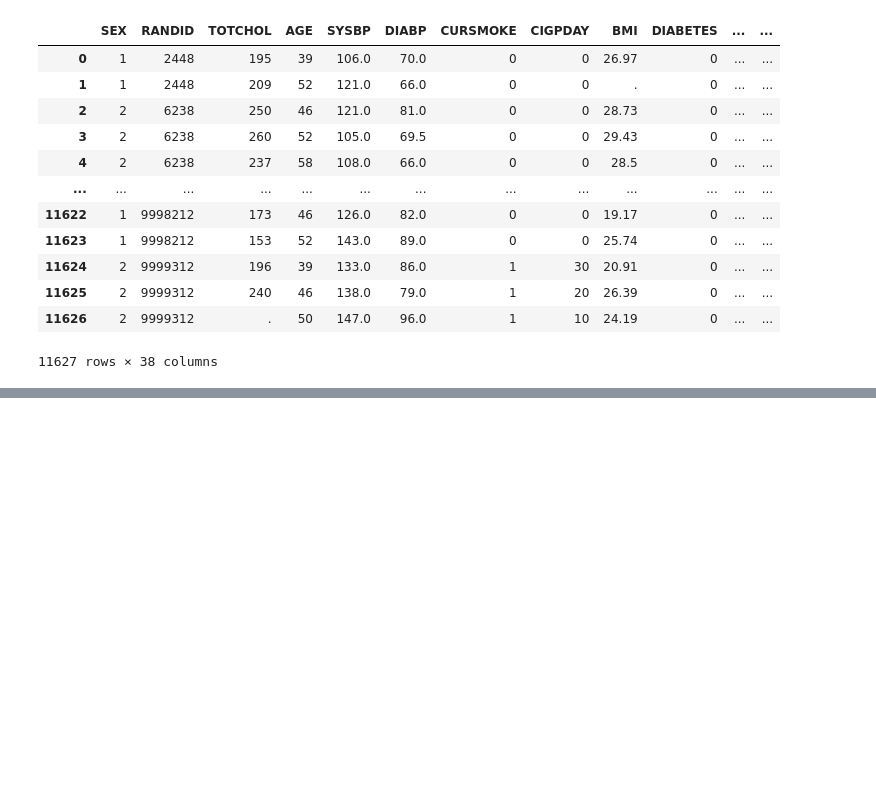
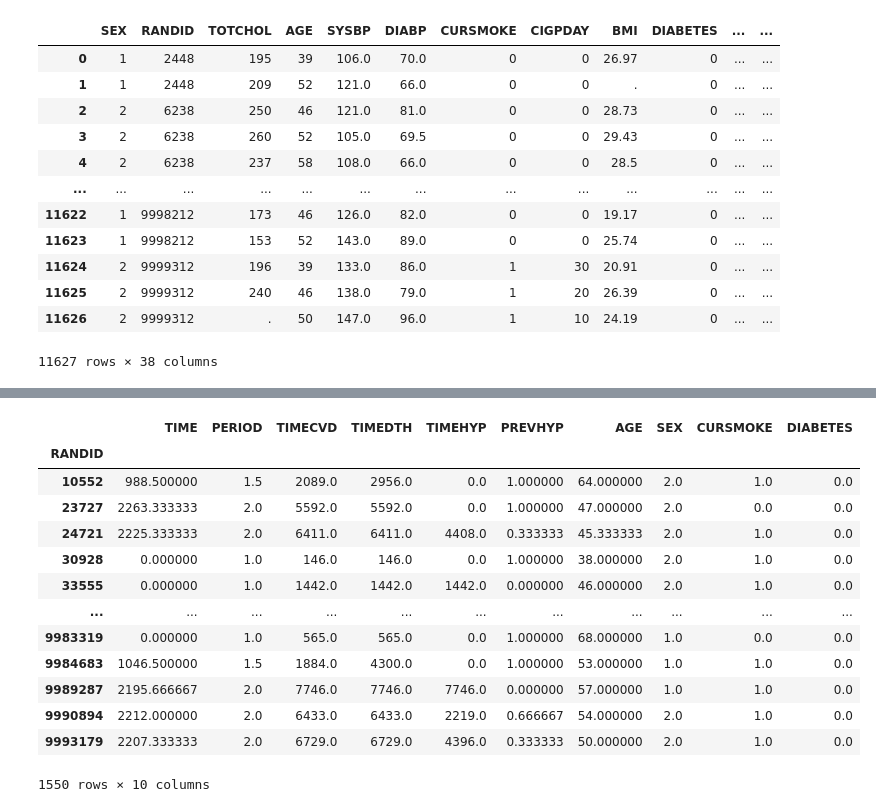
Before and after one commit to krashr-ds/framingham-ms, a Jupyter notebook: FraminghamReshaping.ipynb, the cells around one changed output, grey strips where cells are left out. Saved outputs shown, nothing was run; the diff lists cells and outputs as text; code cells hidden in the pictures; blank space fills up the shorter version.

```diff
--- a/FraminghamReshaping.ipynb
+++ b/FraminghamReshaping.ipynb
@@ -29,0 +86,18 @@ framingham
+# %%
+f2 = frm[frm.TIMEDTH < 8766]
+f2.groupby(["RANDID"]).mean()
+# %% [output]
+|  | TIME | PERIOD | TIMECVD | TIMEDTH | TIMEHYP | PREVHYP | AGE | SEX | CURSMOKE | DIABETES |
+| RANDID |  |  |  |  |  |  |  |  |  |  |
+| 10552 | 988.500000 | 1.5 | 2089.0 | 2956.0 | 0.0 | 1.000000 | 64.000000 | 2.0 | 1.0 | 0.0 |
+| 23727 | 2263.333333 | 2.0 | 5592.0 | 5592.0 | 0.0 | 1.000000 | 47.000000 | 2.0 | 0.0 | 0.0 |
+| 24721 | 2225.333333 | 2.0 | 6411.0 | 6411.0 | 4408.0 | 0.333333 | 45.333333 | 2.0 | 1.0 | 0.0 |
+| 30928 | 0.000000 | 1.0 | 146.0 | 146.0 | 0.0 | 1.000000 | 38.000000 | 2.0 | 1.0 | 0.0 |
+| 33555 | 0.000000 | 1.0 | 1442.0 | 1442.0 | 1442.0 | 0.000000 | 46.000000 | 2.0 | 1.0 | 0.0 |
+| ... | ... | ... | ... | ... | ... | ... | ... | ... | ... | ... |
+| 9983319 | 0.000000 | 1.0 | 565.0 | 565.0 | 0.0 | 1.000000 | 68.000000 | 1.0 | 0.0 | 0.0 |
+| 9984683 | 1046.500000 | 1.5 | 1884.0 | 4300.0 | 0.0 | 1.000000 | 53.000000 | 1.0 | 1.0 | 0.0 |
+| 9989287 | 2195.666667 | 2.0 | 7746.0 | 7746.0 | 7746.0 | 0.000000 | 57.000000 | 1.0 | 1.0 | 0.0 |
+| 9990894 | 2212.000000 | 2.0 | 6433.0 | 6433.0 | 2219.0 | 0.666667 | 54.000000 | 2.0 | 1.0 | 0.0 |
+| 9993179 | 2207.333333 | 2.0 | 6729.0 | 6729.0 | 4396.0 | 0.333333 | 50.000000 | 2.0 | 1.0 | 0.0 |
+1550 rows × 10 columns
```
Also changed, not shown: parts of 5 cells of this notebook.
